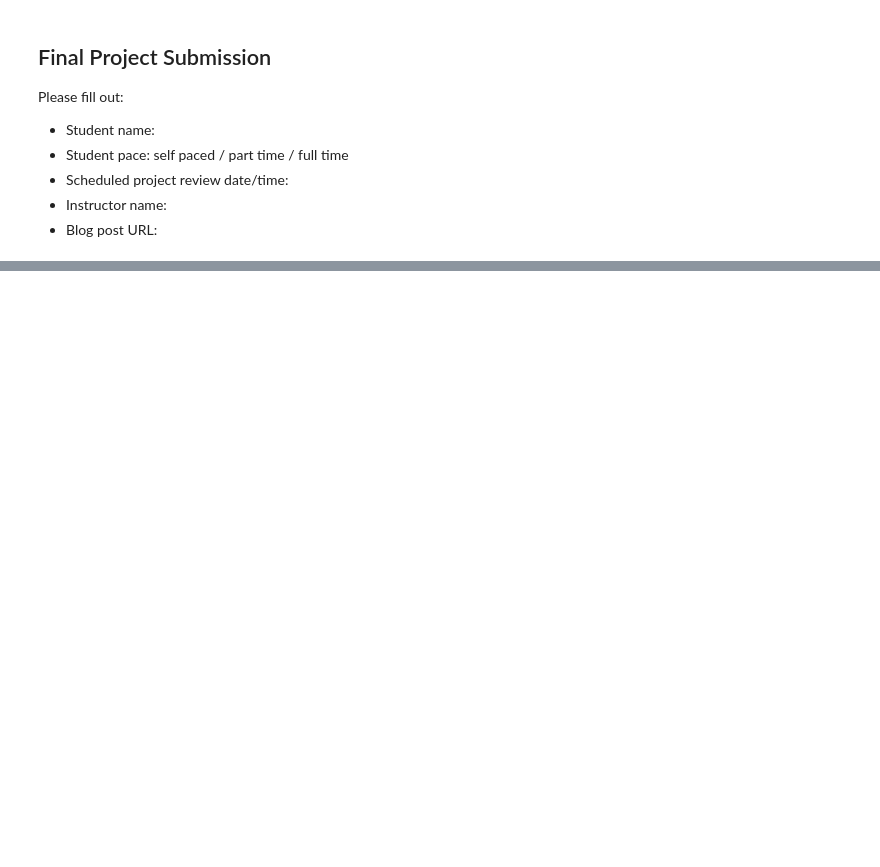
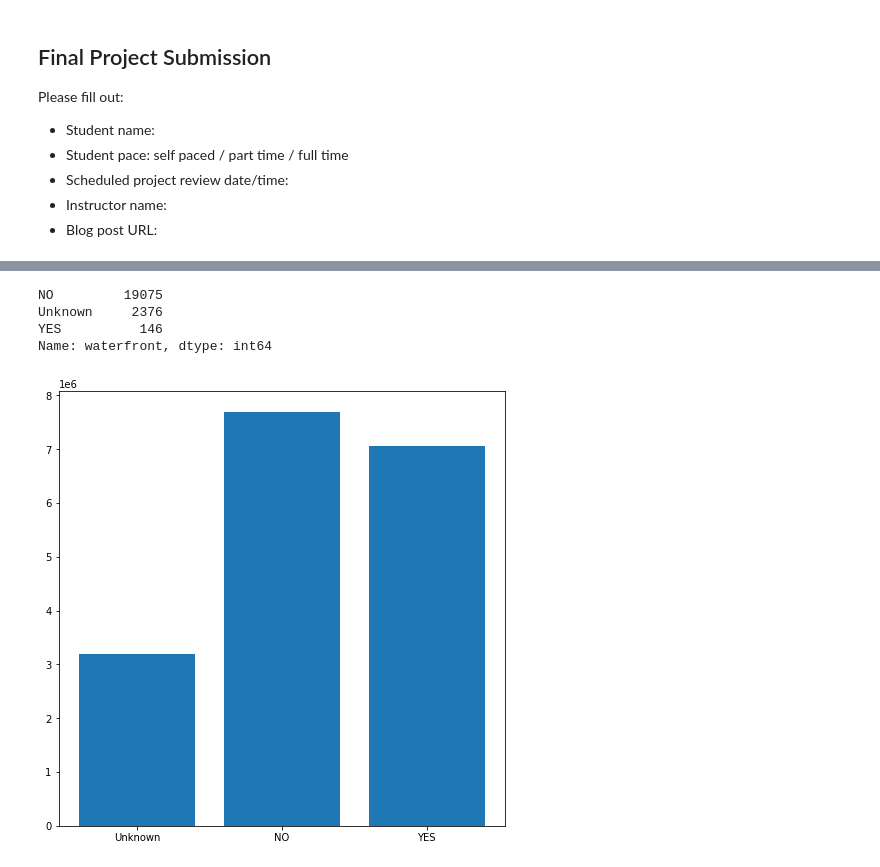
Before and after one commit to mattrubic/dsc-phase-2-project-v2-3, a Jupyter notebook: student.ipynb, the cells around one changed output, grey strips where cells are left out. Drawn from its saved outputs; the diff is of its cells as text; code cells hidden in the pictures; blank space fills up the shorter version.

```diff
--- a/student.ipynb
+++ b/student.ipynb
@@ -34,2 +311,15 @@ sns.pairplot(df)
+# %%
+df['waterfront'].value_counts()
+# %% [output]
+NO         19075
+Unknown     2376
+YES          146
+Name: waterfront, dtype: int64
+# %%
+fig, ax = plt.subplots(figsize = (8, 8))
+
+ax.bar(x = df['waterfront'], height = df['price']);
+# %% [output]
+[figure, added]
 # %%
 df['condition'].value_counts()
```
Also changed, not shown: parts of 61 cells of this notebook.
